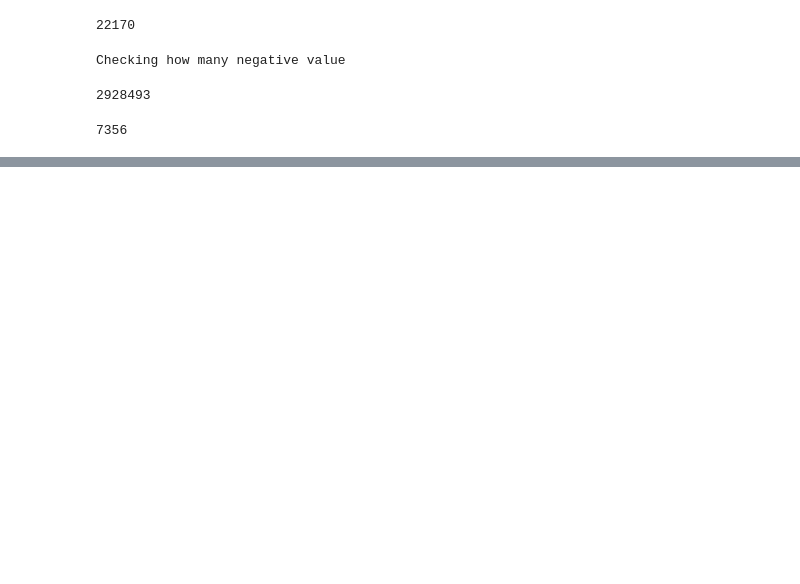
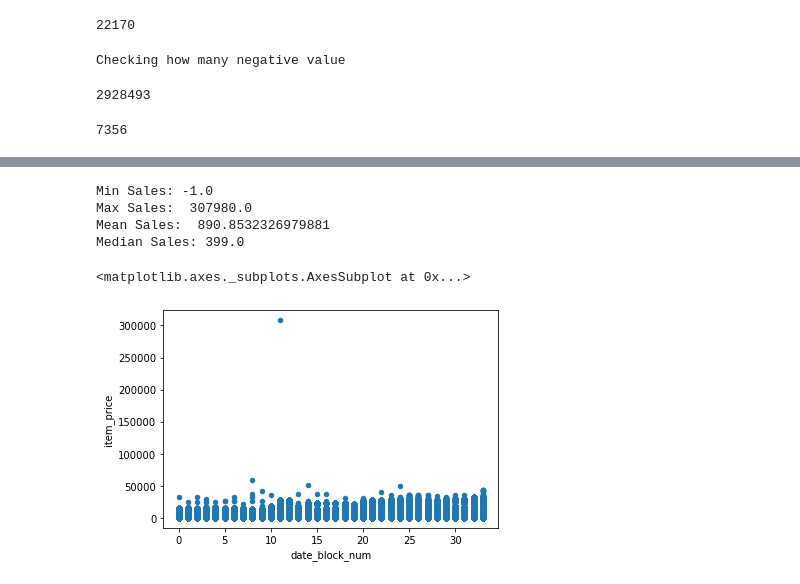
Before and after one commit to mingxiang1006/Predict_Futre_Sale, a Jupyter notebook: doc/data_exploration_cleaning.ipynb, the cells around one changed output, grey strips where cells are left out. Cells and saved outputs as stored; diff of their text form; code cells hidden in the pictures; blank space fills up the shorter version.

```diff
--- a/doc/data_exploration_cleaning.ipynb
+++ b/doc/data_exploration_cleaning.ipynb
@@ -168,0 +189,20 @@ plt.show()
+# %%
+# Find the dialy sales(train) min, max, etc
+print('Min Sales: {}'.format(train.item_price.min()))
+print('Max Sales:  {}'.format(train.item_price.max()))
+print('Mean Sales:  {}'.format(train.item_price.mean()))
+print('Median Sales: {}'.format(train.item_price.median()))
+# %% [output]
+Min Sales: -1.0
+Max Sales:  307980.0
+Mean Sales:  890.8532326979881
+Median Sales: 399.0
+# %%
+#Try to find out the scatter plot for sales
+
+train.plot.scatter(x="date_block_num", y="item_price")
+
+#outlier found
+# %% [output]
+<matplotlib.axes._subplots.AxesSubplot at 0x...>
+[figure, added]
```
Also changed, not shown: parts of 9 cells of this notebook.
